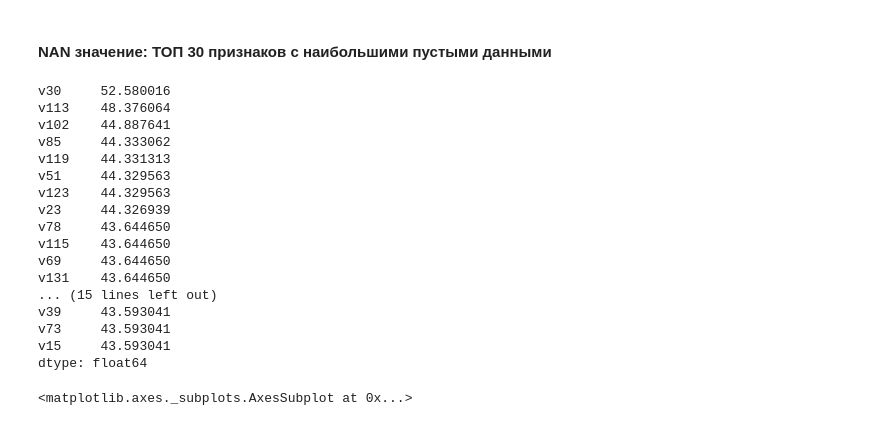
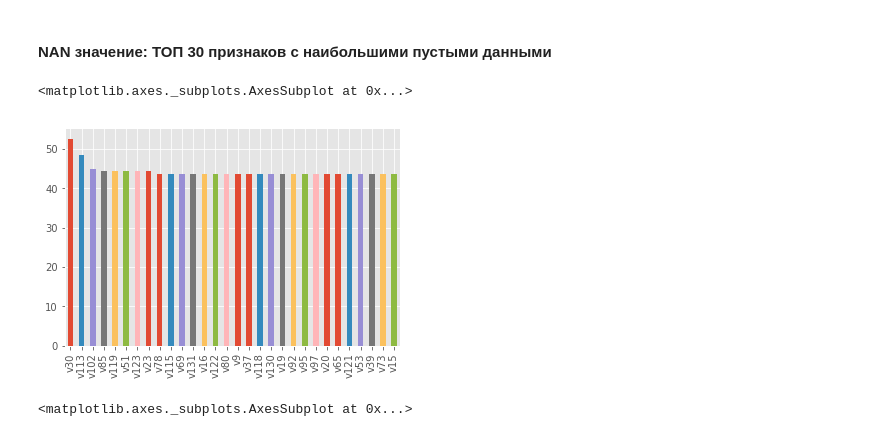
Before and after one commit to AkerkeKesha/machine-learning, a Jupyter notebook: A5/A5_SVM_Balgabekova.ipynb, the cells around one changed output. Drawn from its saved outputs; the diff is of its cells as text; code cells hidden in the pictures.

```diff
--- a/A5/A5_SVM_Balgabekova.ipynb
+++ b/A5/A5_SVM_Balgabekova.ipynb
@@ -59,25 +58,10 @@ data['target'].value_counts().plot.bar()
 #### NAN значение: ТОП 30 признаков с наибольшими пустыми данными
 # %%
 nan_vals = data.isnull().sum()/data.shape[0]*100
-nan_vals.sort_values(ascending=False)[:30]
+nan_vals.sort_values(ascending=False)[:30].plot.bar()
 # %% [output]
-v30     52.580016
-v113    48.376064
-v102    44.887641
-v85     44.333062
-v119    44.331313
-v51     44.329563
-v123    44.329563
-v23     44.326939
-v78     43.644650
-v115    43.644650
-v69     43.644650
-v131    43.644650
-... (15 lines left out)
-v39     43.593041
-v73     43.593041
-v15     43.593041
-dtype: float64
+<matplotlib.axes._subplots.AxesSubplot at 0x...>
+[figure, added]
 # %%
 sns.heatmap(data.iloc[:,2:20].corr(), cmap="Blues")
 # %% [output]
```
Also changed, not shown: parts of 1 cell of this notebook.
